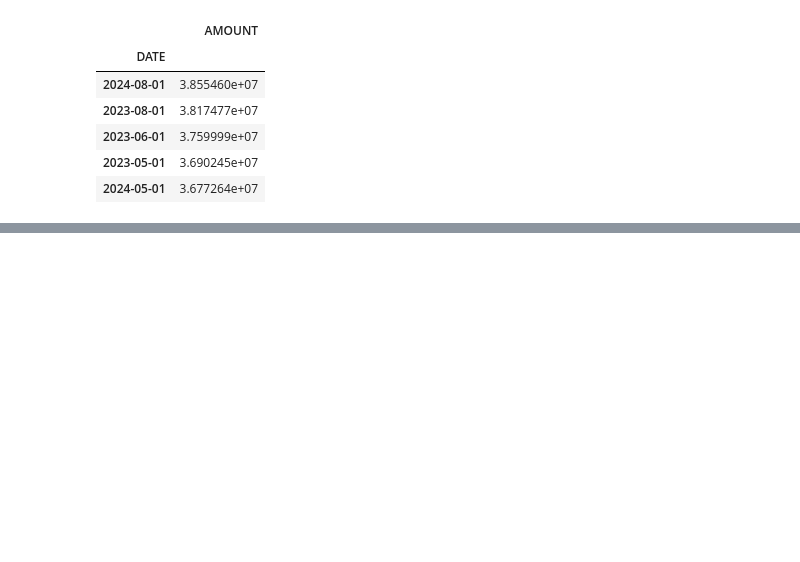
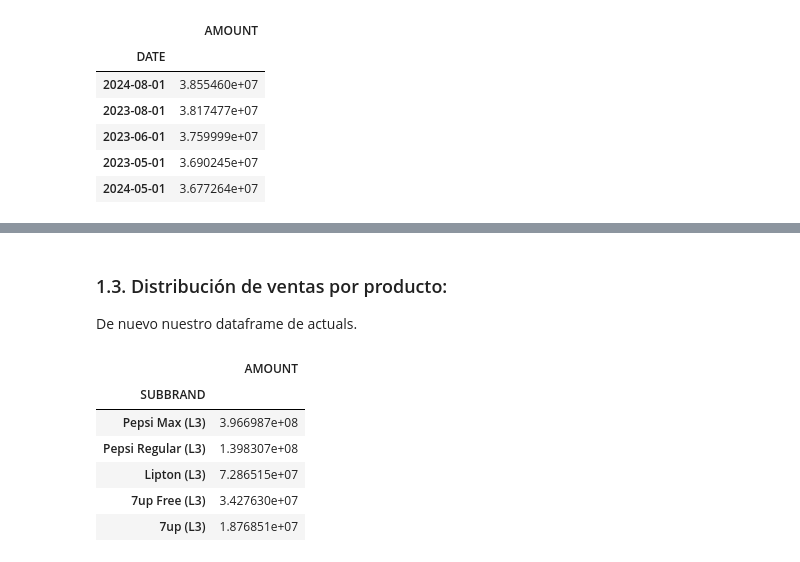
Before and after one commit to Alf-caput/data-visualization, a Jupyter notebook: ejercicios-clase/ejercicio3.ipynb, the cells around one changed output, grey strips where cells are left out. Drawn from its saved outputs; the diff is of its cells as text; code cells hidden in the pictures; blank space fills up the shorter version.

Commit message:
Add Sales Volume by SUBBRAND

```diff
--- a/ejercicios-clase/ejercicio3.ipynb
+++ b/ejercicios-clase/ejercicio3.ipynb
@@ -480,3 +478,24 @@ fig = px.bar(date_distribution,
 fig.show()
 # %% [output]
 [interactive output not drawn]
+# %% [markdown]
+### 1.3. Distribución de ventas por producto:
+
+De nuevo nuestro dataframe de actuals.
+# %%
+product_distribution = (
+    df_actuals
+    .groupby('SUBBRAND')['AMOUNT']
+    .sum()
+    .to_frame()
+    .sort_values("AMOUNT", ascending=False)
+)
+product_distribution.head()
+# %% [output]
+|  | AMOUNT |
+| SUBBRAND |  |
+| Pepsi Max (L3) | 3.966987e+08 |
+| Pepsi Regular (L3) | 1.398307e+08 |
+| Lipton (L3) | 7.286515e+07 |
+| 7up Free (L3) | 3.427630e+07 |
+| 7up (L3) | 1.876851e+07 |
```
Also changed, not shown: parts of 5 cells of this notebook.
